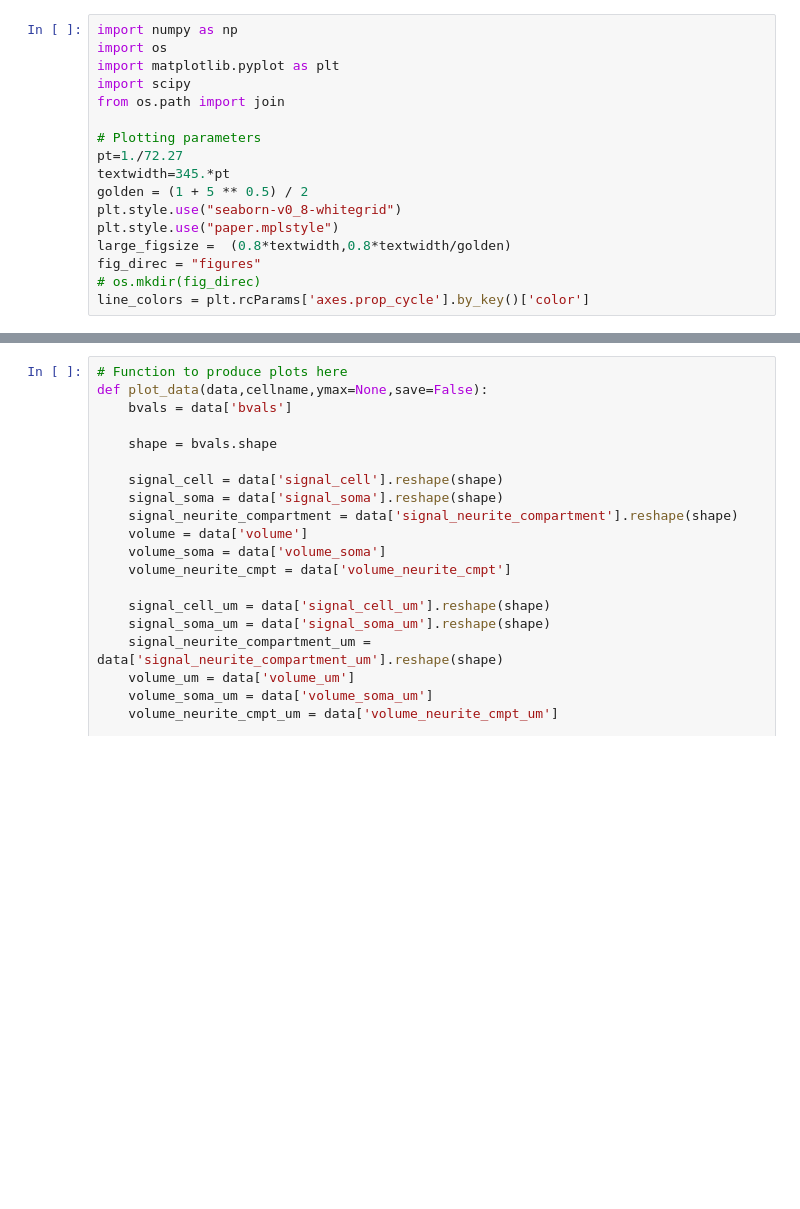
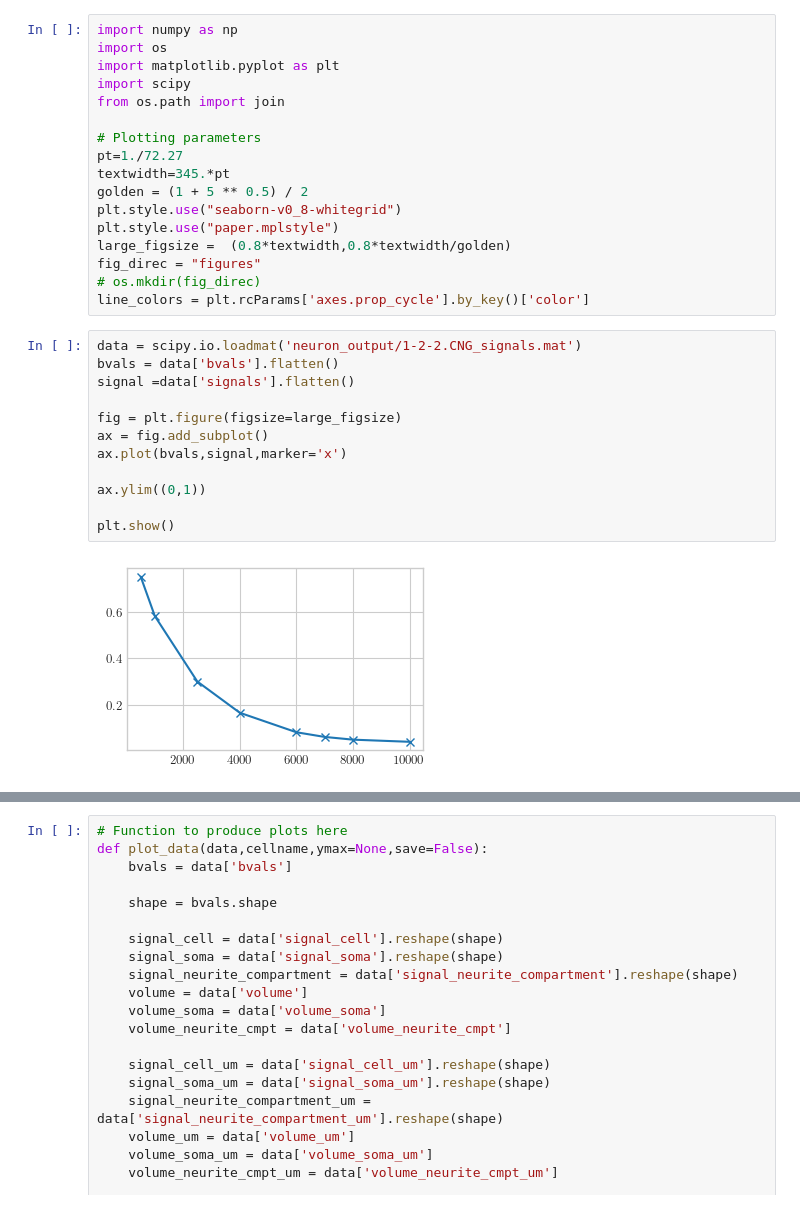
Before and after one commit to SpinDoctorMRI/SpinDoctor, a Jupyter notebook: neuron_meshing_paper/plot_data.ipynb, the cells around one changed output, grey strips where cells are left out. Drawn from its saved outputs; the diff is of its cells as text; blank space fills up the shorter version.

```diff
--- a/neuron_meshing_paper/plot_data.ipynb
+++ b/neuron_meshing_paper/plot_data.ipynb
@@ -15,3 +15,17 @@ large_figsize =  (0.8*textwidth,0.8*textwidth/golden)
 fig_direc = "figures"
 # os.mkdir(fig_direc)
 line_colors = plt.rcParams['axes.prop_cycle'].by_key()['color']
+# %%
+data = scipy.io.loadmat('neuron_output/1-2-2.CNG_signals.mat')
+bvals = data['bvals'].flatten()
+signal =data['signals'].flatten()
+
+fig = plt.figure(figsize=large_figsize)
+ax = fig.add_subplot()
+ax.plot(bvals,signal,marker='x')
+
+ax.ylim((0,1))
+
+plt.show()
+# %% [output]
+[figure, added]
```
Also changed, not shown: parts of 2 cells of this notebook, 7 other files.
